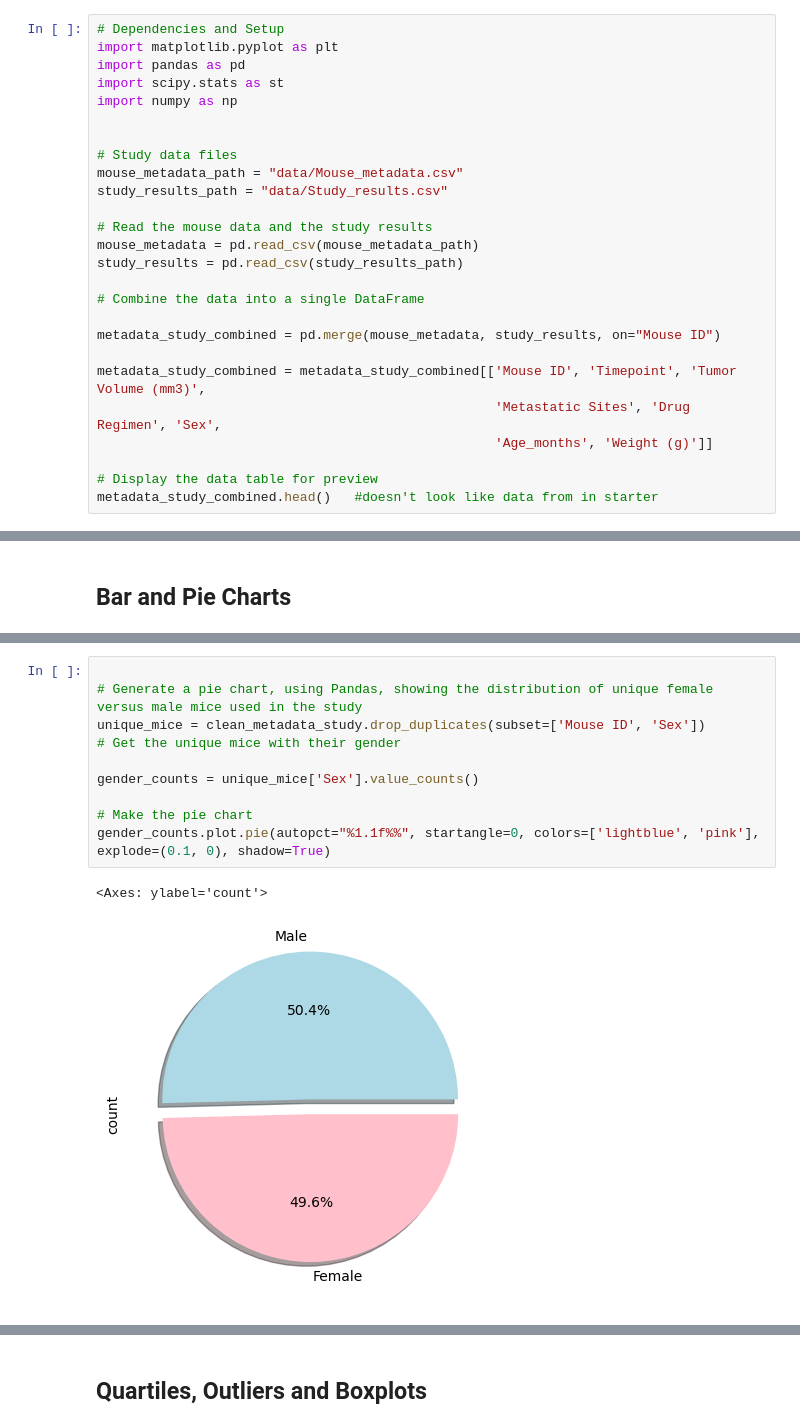
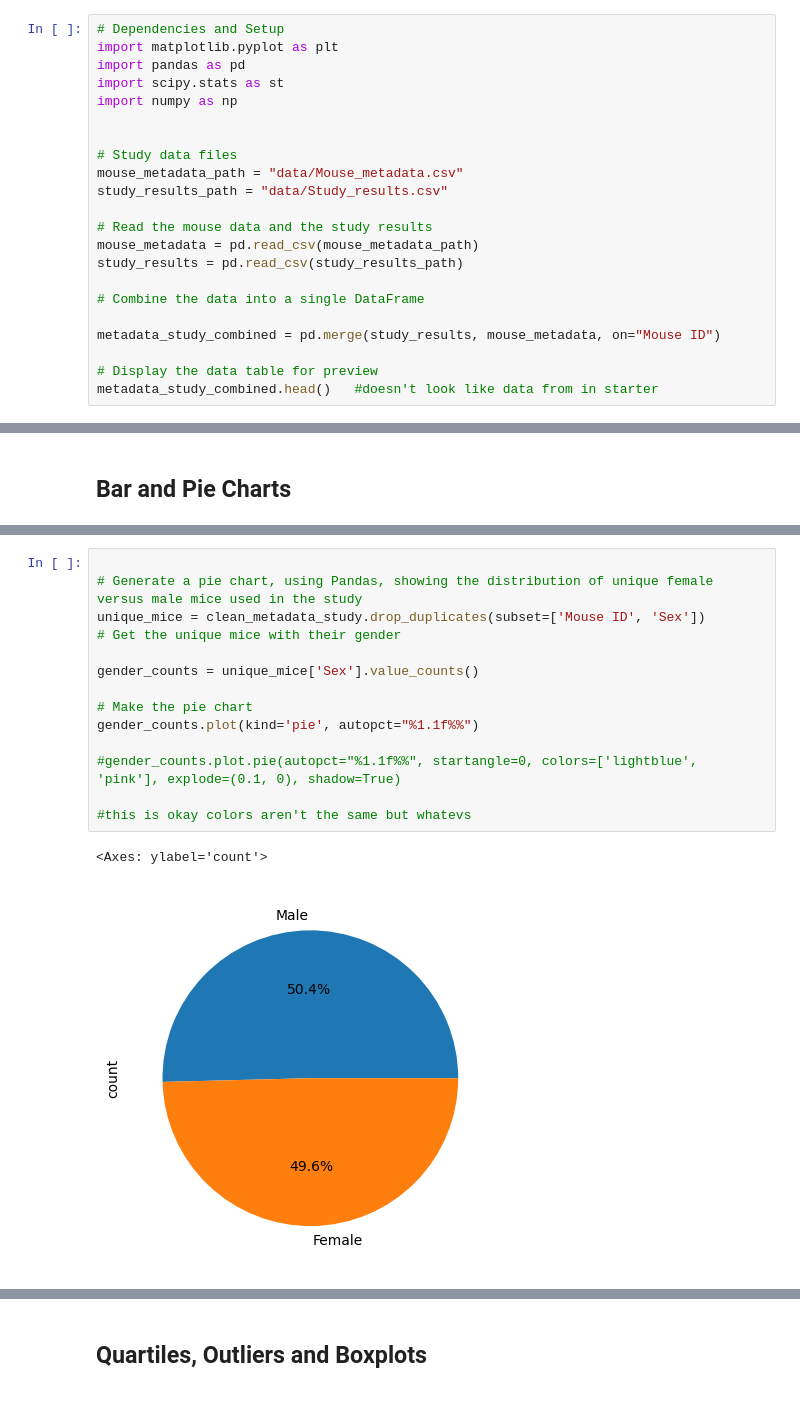
Before and after one commit to deangelica23/Data-Visualization, a Jupyter notebook: Pymaceuticals/pymaceuticals_starter.ipynb, the cells around one changed output, grey strips where cells are left out. Saved outputs shown, nothing was run; the diff lists cells and outputs as text.

```diff
--- a/Pymaceuticals/pymaceuticals_starter.ipynb
+++ b/Pymaceuticals/pymaceuticals_starter.ipynb
@@ -23,11 +23,7 @@ study_results = pd.read_csv(study_results_path)
 
 # Combine the data into a single DataFrame
 
-metadata_study_combined = pd.merge(mouse_metadata, study_results, on="Mouse ID")
-
-metadata_study_combined = metadata_study_combined[['Mouse ID', 'Timepoint', 'Tumor Volume (mm3)',
-                                                   'Metastatic Sites', 'Drug Regimen', 'Sex',
-                                                   'Age_months', 'Weight (g)']]
+metadata_study_combined = pd.merge(study_results, mouse_metadata, on="Mouse ID")
 
 # Display the data table for preview
 metadata_study_combined.head()   #doesn't look like data from in starter
@@ -184,16 +181,20 @@ plt.show()
 # %%
 
 # Generate a pie chart, using Pandas, showing the distribution of unique female versus male mice used in the study
 unique_mice = clean_metadata_study.drop_duplicates(subset=['Mouse ID', 'Sex'])
 # Get the unique mice with their gender
 
 gender_counts = unique_mice['Sex'].value_counts()
 
 # Make the pie chart
-gender_counts.plot.pie(autopct="%1.1f%%", startangle=0, colors=['lightblue', 'pink'], explode=(0.1, 0), shadow=True)
+gender_counts.plot(kind='pie', autopct="%1.1f%%")
+
+#gender_counts.plot.pie(autopct="%1.1f%%", startangle=0, colors=['lightblue', 'pink'], explode=(0.1, 0), shadow=True)
+
+#this is okay colors aren't the same but whatevs
 # %% [output]
 <Axes: ylabel='count'>
-[figure, old version]
+[figure, new version]
 # %%
 # Generate a pie chart, using pyplot, showing the distribution of unique female versus male mice used in the study
 # Get the unique mice with their gender
```
Also changed, not shown: parts of 14 cells of this notebook.
